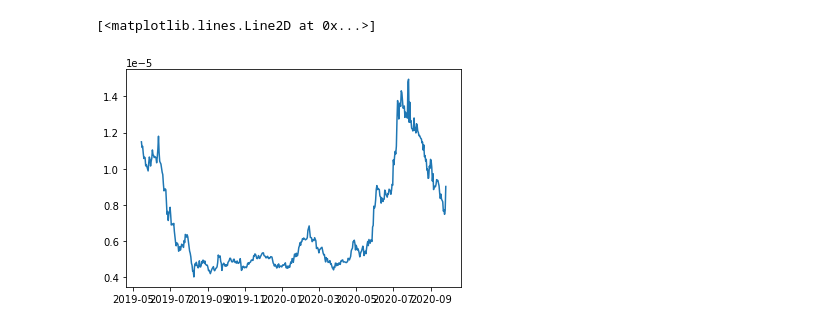
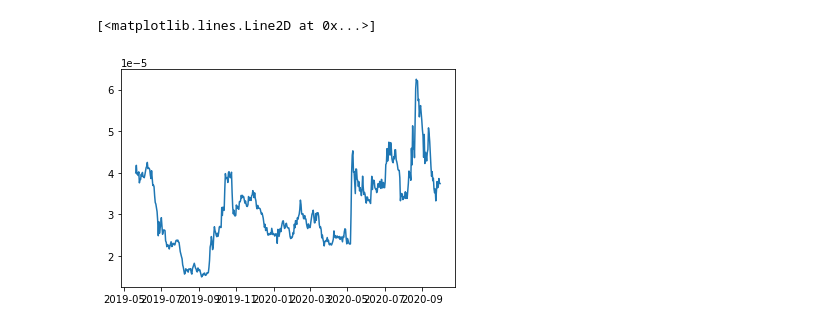
Before and after one commit to daniellicht13/Capstone, a Jupyter notebook: Getting started with CCXT.ipynb, the cells around one changed output. Saved outputs shown, nothing was run; the diff lists cells and outputs as text; code cells hidden in the pictures.

```diff
--- a/Getting started with CCXT.ipynb
+++ b/Getting started with CCXT.ipynb
@@ -129,5 +134,5 @@ df
-# %%
-plt.plot(df.Date, df.Close)
-# %% [output]
-[<matplotlib.lines.Line2D at 0x...>]
-[figure, removed]
+# %%
+plt.plot(exchange_map["binance"][0], exchange_map["binance"][1])
+# %% [output]
+[<matplotlib.lines.Line2D at 0x...>]
+[figure, added]
```
Also changed, not shown: parts of 15 cells of this notebook, 2 other files.
